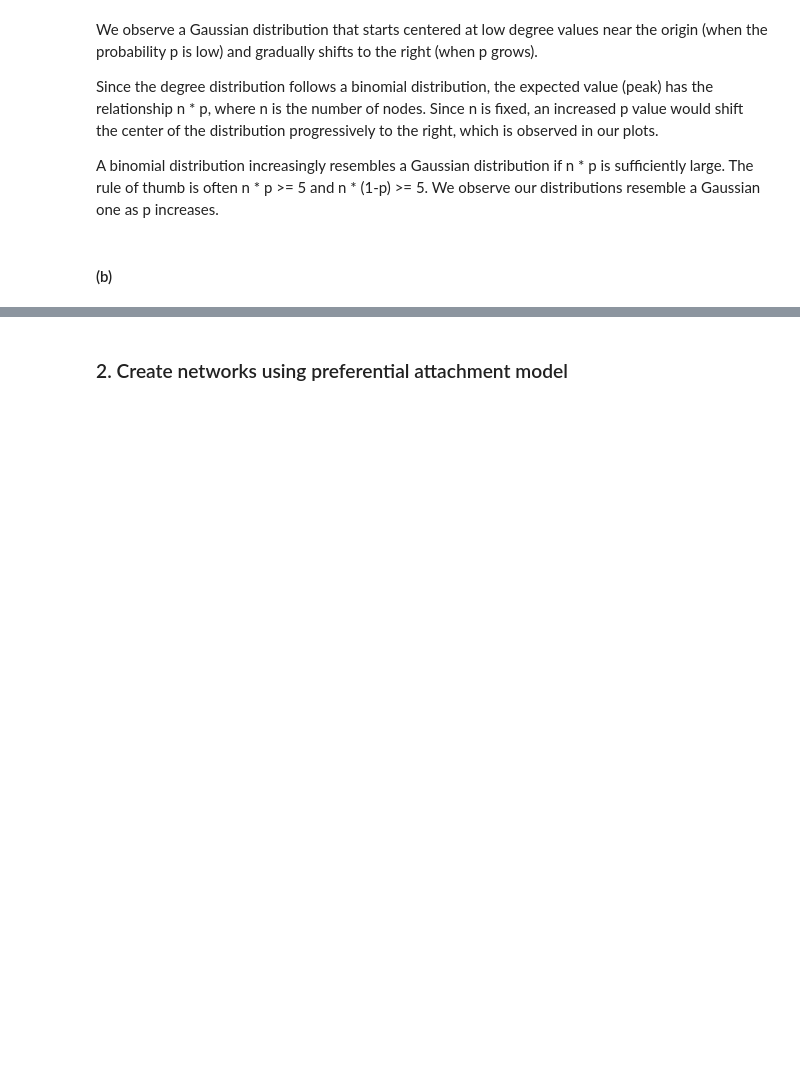
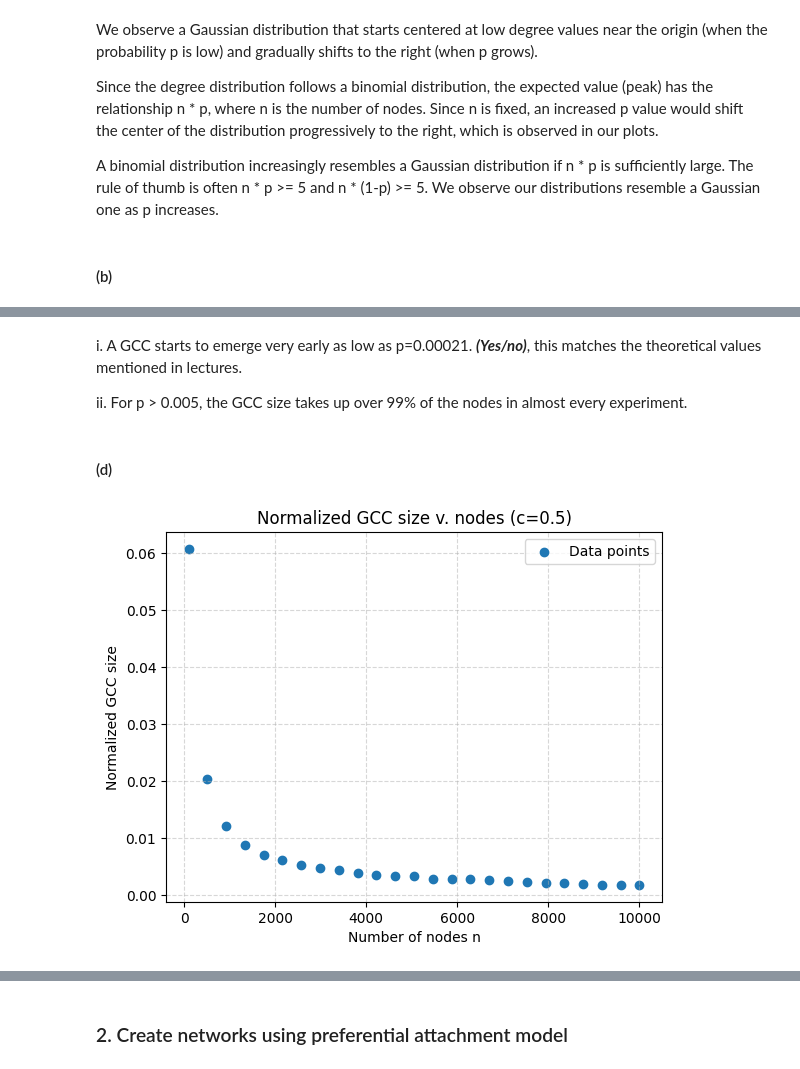
Before and after one commit to enoccer/ECE232E_repo, a Jupyter notebook: Project1/project1.ipynb, the cells around one changed output, grey strips where cells are left out. Cells and saved outputs as stored; diff of their text form; code cells hidden in the pictures; blank space fills up the shorter version.

```diff
--- a/Project1/project1.ipynb
+++ b/Project1/project1.ipynb
@@ -62,0 +83,12 @@ p=0.100 P(conn)~1.00 avg GCC frac~1.00
+# %% [markdown]
+i. A GCC starts to emerge very early as low as p=0.00021. ___(Yes/no)___, this matches the theoretical values mentioned in lectures.
+
+ii. For p > 0.005, the GCC size takes up over 99% of the nodes in almost every experiment.
+# %% [markdown]
+#### (d)
+# %%
+import project1_code
+from project1_code import question_1d
+question_1d(c=0.5)
+# %% [output]
+[figure, added]
```
Also changed, not shown: parts of 11 cells of this notebook, 1 other file.
